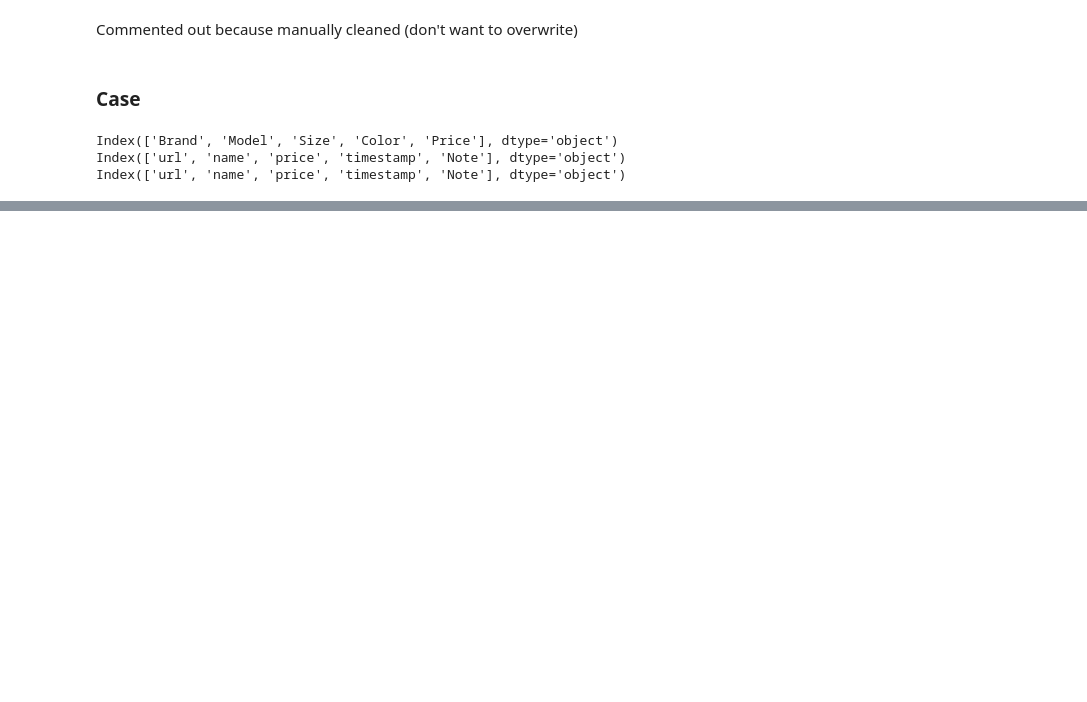
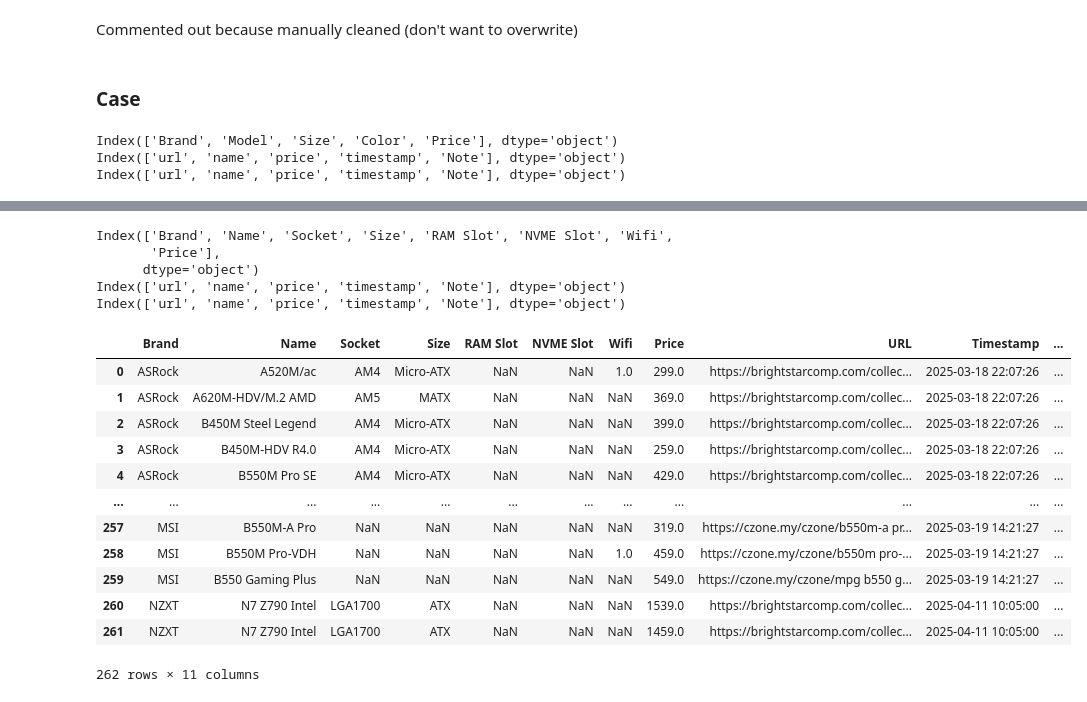
Before and after one commit to itsnotzul/Gaming-PC-Recommendation-System, a Jupyter notebook: data_scraping.ipynb, the cells around one changed output, grey strips where cells are left out. Saved outputs shown, nothing was run; the diff lists cells and outputs as text; code cells hidden in the pictures; blank space fills up the shorter version.

```diff
--- a/data_scraping.ipynb
+++ b/data_scraping.ipynb
@@ -328,7 +336,7 @@ Commented out because manually cleaned (don't want to overwrite)
 # %% [markdown]
 ### Case
 # %%
-pd.set_option('display.max_rows', None) # Default 60, otherwise None (to see all)
+pd.set_option('display.max_rows', 60) # Default 60, otherwise None (to see all)
 # %%
 pc_case = pd.read_csv('data/parts/Case_Data.csv')
 bsc_case = pd.read_csv('data/parts/brightstarcomp/case.csv')
@@ -440,0 +445,8 @@ new_case_df.to_csv('data/parts/Case_Data(new-excl-old).csv', index=False, encodi
+# %%
+print(f'{pc_mobo.columns}\n{bsc_mobo.columns}\n{czone_mobo.columns}')
+# %% [output]
+Index(['Brand', 'Name', 'Socket', 'Size', 'RAM Slot', 'NVME Slot', 'Wifi',
+       'Price'],
+      dtype='object')
+Index(['url', 'name', 'price', 'timestamp', 'Note'], dtype='object')
+Index(['url', 'name', 'price', 'timestamp', 'Note'], dtype='object')
@@ -440,0 +527,17 @@ new_case_df.to_csv('data/parts/Case_Data(new-excl-old).csv', index=False, encodi
+# %%
+new_mobo_df = pd.read_csv('data/parts/MOBO_Data(new-excl-old).csv')
+display(new_mobo_df)
+# %% [output]
+|  | Brand | Name | Socket | Size | RAM Slot | NVME Slot | Wifi | Price | URL | Timestamp | ... |
+| 0 | ASRock | A520M/ac | AM4 | Micro-ATX | NaN | NaN | 1.0 | 299.0 | https://brightstarcomp.com/collec... | 2025-03-18 22:07:26 | ... |
+| 1 | ASRock | A620M-HDV/M.2 AMD | AM5 | MATX | NaN | NaN | NaN | 369.0 | https://brightstarcomp.com/collec... | 2025-03-18 22:07:26 | ... |
+| 2 | ASRock | B450M Steel Legend | AM4 | Micro-ATX | NaN | NaN | NaN | 399.0 | https://brightstarcomp.com/collec... | 2025-03-18 22:07:26 | ... |
+| 3 | ASRock | B450M-HDV R4.0 | AM4 | Micro-ATX | NaN | NaN | NaN | 259.0 | https://brightstarcomp.com/collec... | 2025-03-18 22:07:26 | ... |
+| 4 | ASRock | B550M Pro SE | AM4 | Micro-ATX | NaN | NaN | NaN | 429.0 | https://brightstarcomp.com/collec... | 2025-03-18 22:07:26 | ... |
+| ... | ... | ... | ... | ... | ... | ... | ... | ... | ... | ... | ... |
+| 257 | MSI | B550M-A Pro | NaN | NaN | NaN | NaN | NaN | 319.0 | https://czone.my/czone/b550m-a pr... | 2025-03-19 14:21:27 | ... |
+| 258 | MSI | B550M Pro-VDH | NaN | NaN | NaN | NaN | 1.0 | 459.0 | https://czone.my/czone/b550m pro-... | 2025-03-19 14:21:27 | ... |
+| 259 | MSI | B550 Gaming Plus | NaN | NaN | NaN | NaN | NaN | 549.0 | https://czone.my/czone/mpg b550 g... | 2025-03-19 14:21:27 | ... |
+| 260 | NZXT | N7 Z790 Intel | LGA1700 | ATX | NaN | NaN | NaN | 1539.0 | https://brightstarcomp.com/collec... | 2025-04-11 10:05:00 | ... |
+| 261 | NZXT | N7 Z790 Intel | LGA1700 | ATX | NaN | NaN | NaN | 1459.0 | https://brightstarcomp.com/collec... | 2025-04-11 10:05:00 | ... |
+262 rows × 11 columns
```
Also changed, not shown: parts of 13 cells of this notebook, 10 other files.
